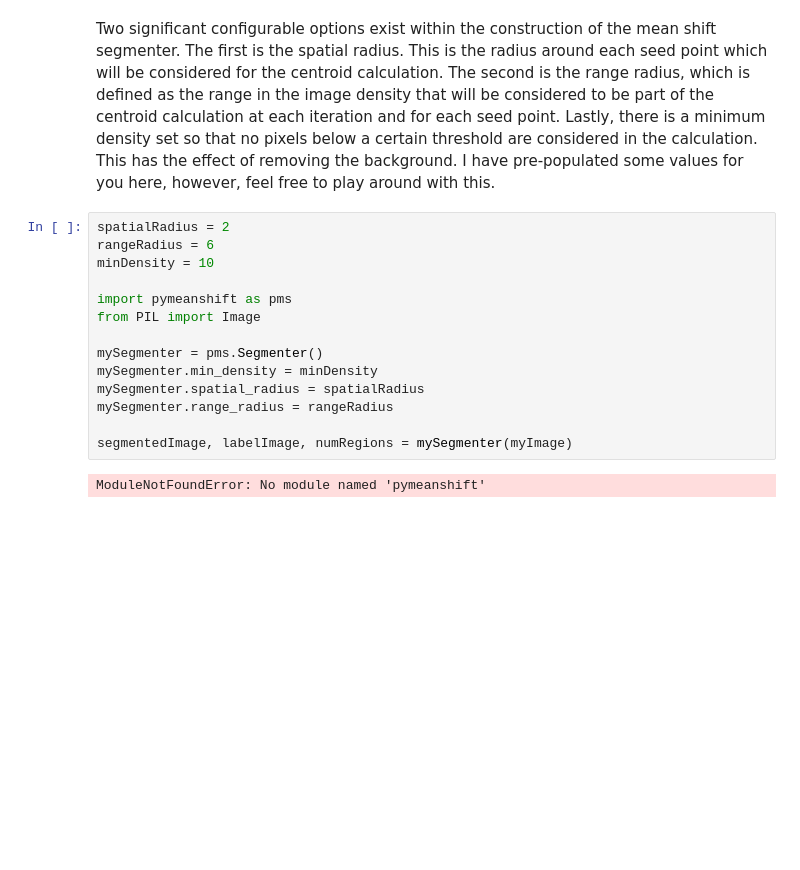
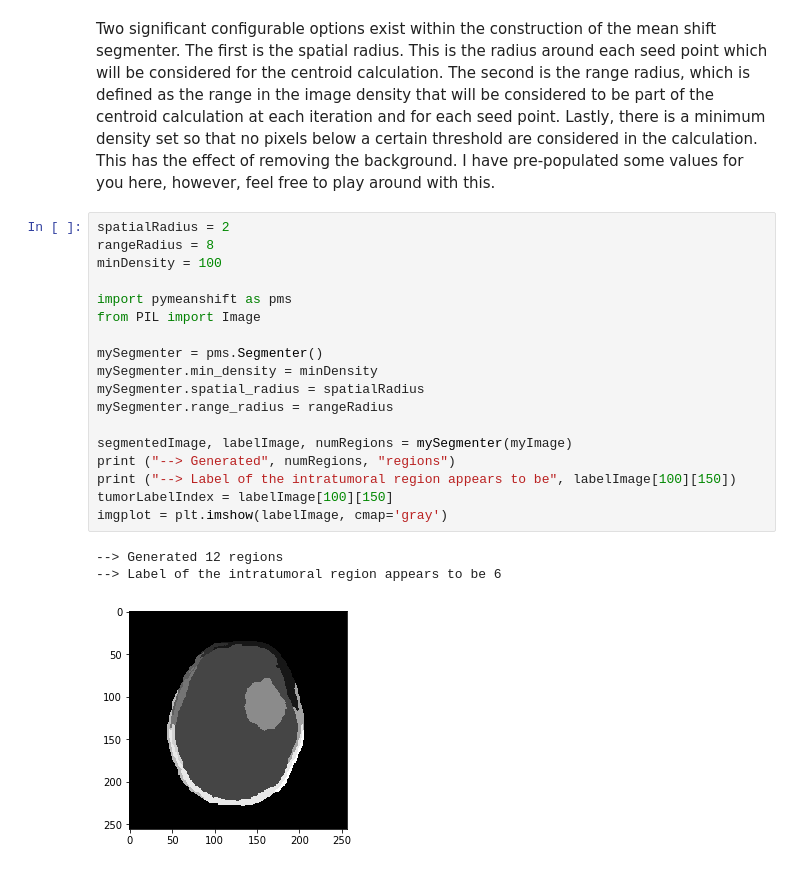
Before and after one commit to acoastalfog/workshop-miav-2017, a Jupyter notebook: Case Study 1.ipynb, the cells around one changed output. Cells and saved outputs as stored; diff of their text form; blank space fills up the shorter version.

Commit message:
finish 2d segmentation of the tumor

```diff
--- a/Case Study 1.ipynb
+++ b/Case Study 1.ipynb
@@ -55,17 +55,23 @@ imgplot = plt.imshow(myImage, cmap='gray')
 Two significant configurable options exist within the construction of the mean shift segmenter. The first is the spatial radius. This is the radius around each seed point which will be considered for the centroid calculation. The second is the range radius, which is defined as the range in the image density that will be considered to be part of the centroid calculation at each iteration and for each seed point. Lastly, there is a minimum density set so that no pixels below a certain threshold are considered in the calculation. This has the effect of removing the background. I have pre-populated some values for you here, however, feel free to play around with this.
 # %%
 spatialRadius = 2
-rangeRadius = 6
-minDensity = 10
+rangeRadius = 8
+minDensity = 100
 
 import pymeanshift as pms
 from PIL import Image
 
 mySegmenter = pms.Segmenter()
 mySegmenter.min_density = minDensity
 mySegmenter.spatial_radius = spatialRadius
 mySegmenter.range_radius = rangeRadius
 
 segmentedImage, labelImage, numRegions = mySegmenter(myImage)
+print ("--> Generated", numRegions, "regions")
+print ("--> Label of the intratumoral region appears to be", labelImage[100][150])
+tumorLabelIndex = labelImage[100][150]
+imgplot = plt.imshow(labelImage, cmap='gray')
 # %% [output]
-ModuleNotFoundError: No module named 'pymeanshift'
+--> Generated 12 regions
+--> Label of the intratumoral region appears to be 6
+[figure, added]
```
Also changed, not shown: parts of 3 cells of this notebook.
